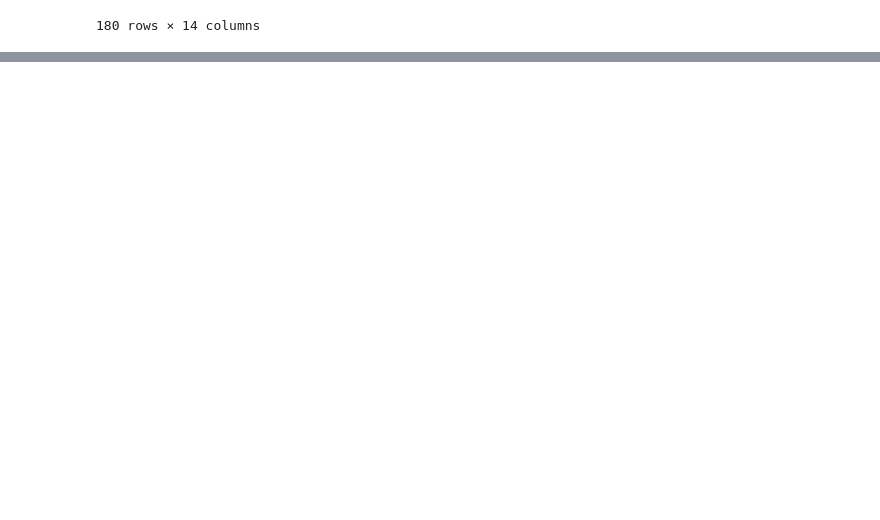
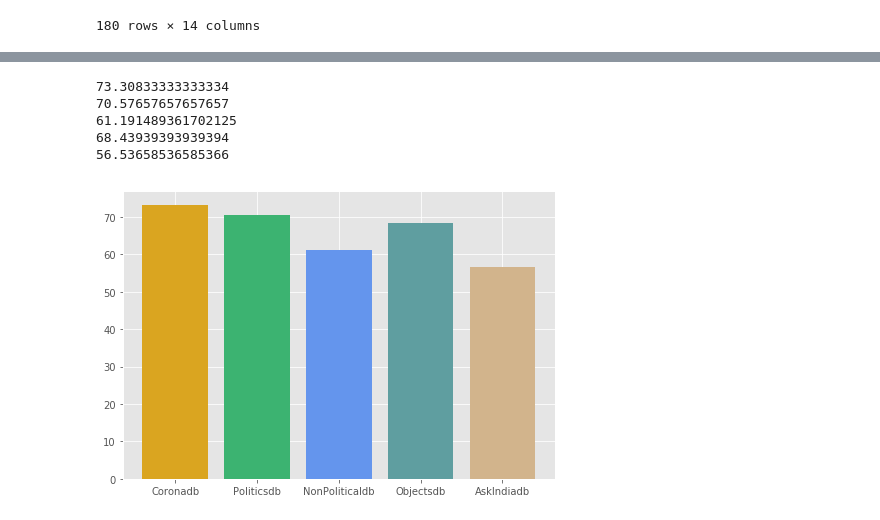
Before and after one commit to Ishan-Kumar2/Reddit-Flair-Detector, a Jupyter notebook: EDA.ipynb, the cells around one changed output, grey strips where cells are left out. Drawn from its saved outputs; the diff is of its cells as text; code cells hidden in the pictures; blank space fills up the shorter version.

```diff
--- a/EDA.ipynb
+++ b/EDA.ipynb
@@ -447,0 +302,2 @@ k=np.array(image)
+# %%
+train_data.drop(output_less,inplace=True)
@@ -447,0 +320,6 @@ k=np.array(image)
+# %%
+Coronadb=train_data[train_data['Label1Coronovirus']==1]
+Politicsdb=train_data[train_data['Label2Politics']==1]
+NonPoliticaldb=train_data[train_data['Label3Non-Political']==1]
+Objectsdb=train_data[train_data['Label4Objects']==1]
+AskIndiadb=train_data[train_data['Label5AskIndia']==1]
@@ -447,0 +398,20 @@ k=np.array(image)
+# %%
+datasets=[Coronadb,Politicsdb,NonPoliticaldb,Objectsdb,AskIndiadb]
+dataset_names=['Coronadb','Politicsdb','NonPoliticaldb','Objectsdb','AskIndiadb']
+# %%
+
+print(Coronadb['word_count'].mean())
+print(Politicsdb['word_count'].mean())
+print(NonPoliticaldb['word_count'].mean())
+print(Objectsdb['word_count'].mean())
+print(AskIndiadb['word_count'].mean())
+
+vals=[]
+
+for i in datasets:
+    vals.append(i['word_count'].mean())
+
+fig=plt.figure()
+ax=fig.add_axes([0,0,1,1])
+ax.bar(dataset_names,vals,color=colors)
+plt.show()
@@ -447,0 +428,23 @@ k=np.array(image)
+# %%
+
+print(Coronadb['char_count'].mean())
+print(Politicsdb['char_count'].mean())
+print(NonPoliticaldb['char_count'].mean())
+print(Objectsdb['char_count'].mean())
+print(AskIndiadb['char_count'].mean())
+
+vals=[]
+for i in datasets:
+    vals.append(i['char_count'].mean())
+
+fig=plt.figure()
+ax=fig.add_axes([0,0,1,1])
+ax.bar(dataset_names,vals,color=colors)
+plt.show()
+# %% [output]
+73.30833333333334
+70.57657657657657
+61.191489361702125
+68.43939393939394
+56.53658536585366
+[figure, added]
```
Also changed, not shown: parts of 117 cells of this notebook.
